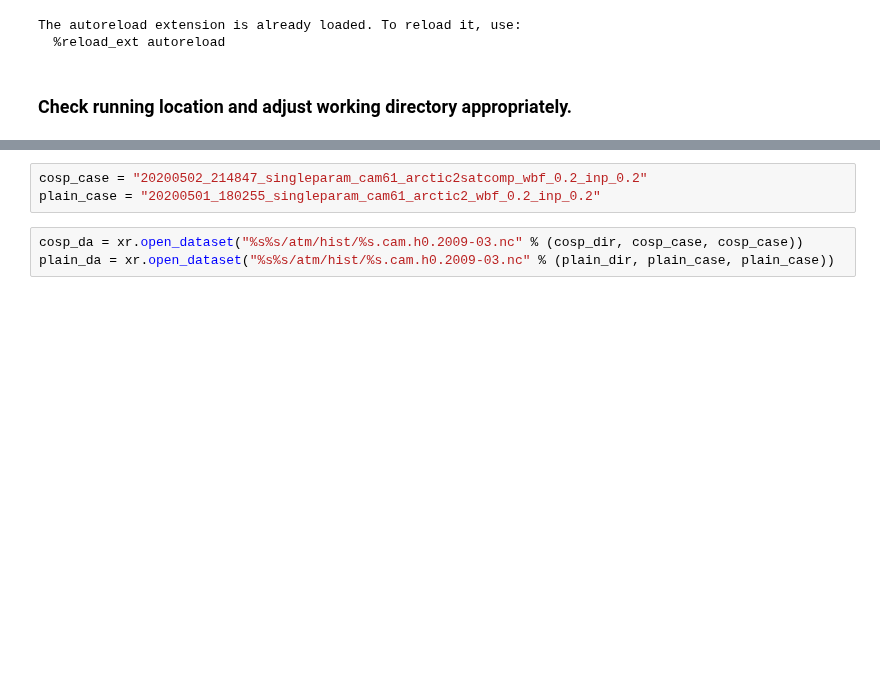
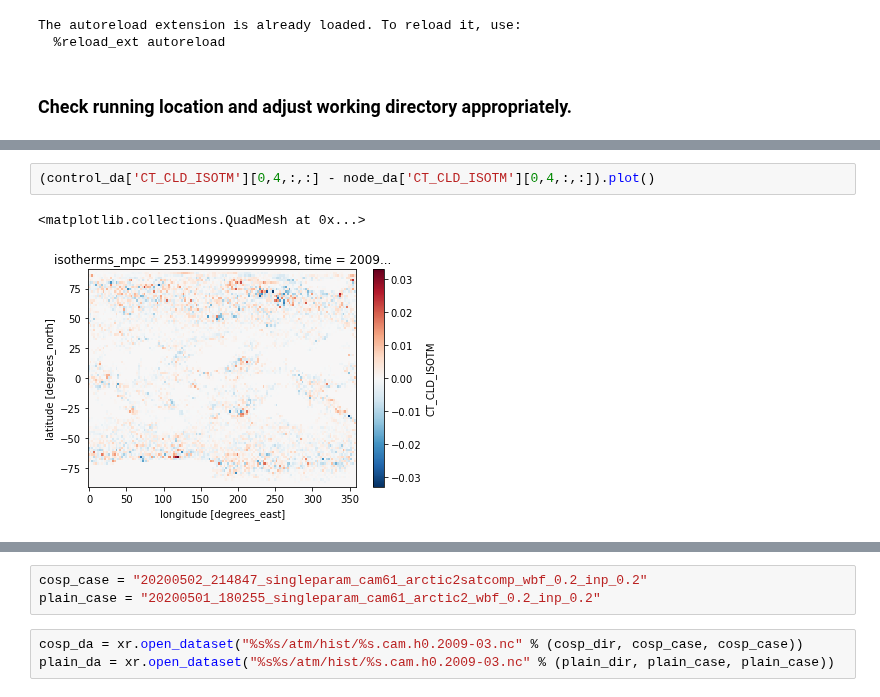
Before and after one commit to jshaw35/netcdf_analysis, a Jupyter notebook: conspiracy_shit.ipynb, the cells around one changed output, grey strips where cells are left out. Cells and saved outputs as stored; diff of their text form; blank space fills up the shorter version.

```diff
--- a/conspiracy_shit.ipynb
+++ b/conspiracy_shit.ipynb
@@ -77,0 +99,5 @@ files
+# %%
+(control_da['CT_CLD_ISOTM'][0,4,:,:] - node_da['CT_CLD_ISOTM'][0,4,:,:]).plot()
+# %% [output]
+<matplotlib.collections.QuadMesh at 0x...>
+[figure, added]
```
Also changed, not shown: parts of 13 cells of this notebook, 14 other files.
